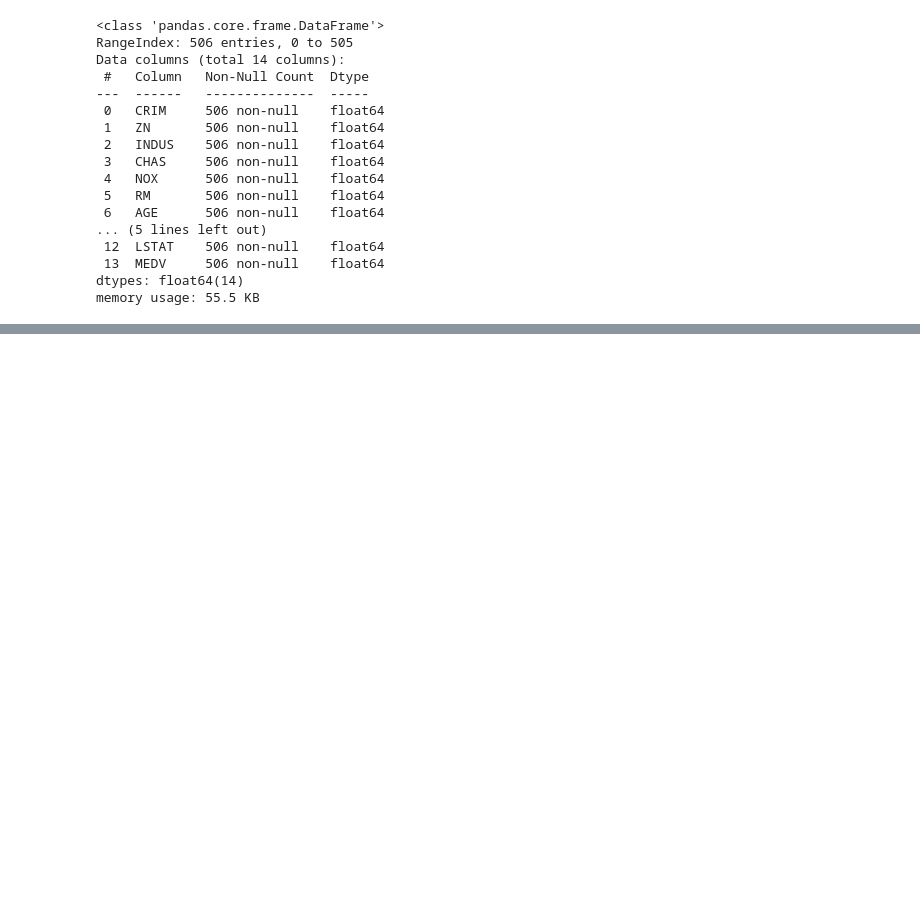
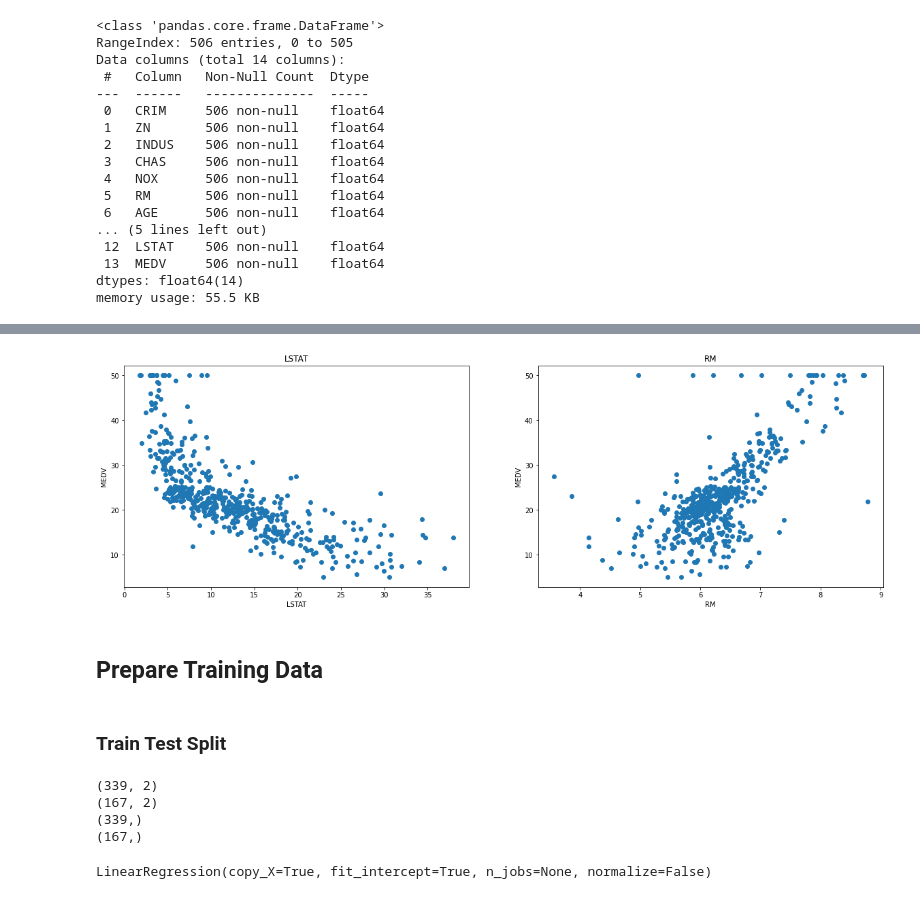
Before and after one commit to markumreed/colab_sklearn, a Jupyter notebook: linear_regression_boston_housing.ipynb, the cells around one changed output, grey strips where cells are left out. Drawn from its saved outputs; the diff is of its cells as text; code cells hidden in the pictures; blank space fills up the shorter version.

```diff
--- a/linear_regression_boston_housing.ipynb
+++ b/linear_regression_boston_housing.ipynb
@@ -43,0 +84,23 @@ memory usage: 55.5 KB
+# %%
+# LSTAT vs MEDV && RM vs MEDV
+
+def side_by_side(data, features_list, target):
+
+  plt.figure(figsize=(20, 6))
+  for i, col in enumerate(features_list):
+    plt.subplot(1, len(features_list), i+1)
+    X = data[col]
+    y = data[target]
+    plt.scatter(X, y, marker='o')
+    plt.title(col)
+    plt.xlabel(col)
+    plt.ylabel(target)
+
+features = ["LSTAT", "RM"]
+target = 'MEDV'
+
+side_by_side(boston, features, target)
+# %% [output]
+[figure, added]
+# %% [markdown]
+## Prepare Training Data
@@ -43,0 +111,2 @@ memory usage: 55.5 KB
+# %% [markdown]
+### Train Test Split
@@ -43,0 +117,10 @@ memory usage: 55.5 KB
+# %%
+print(X_train.shape)
+print(X_test.shape)
+print(y_train.shape)
+print(y_test.shape)
+# %% [output]
+(339, 2)
+(167, 2)
+(339,)
+(167,)
@@ -43,0 +130,5 @@ memory usage: 55.5 KB
+# %%
+lm = LinearRegression()
+lm.fit(X_train, y_train)
+# %% [output]
+LinearRegression(copy_X=True, fit_intercept=True, n_jobs=None, normalize=False)
```
Also changed, not shown: parts of 16 cells of this notebook.
